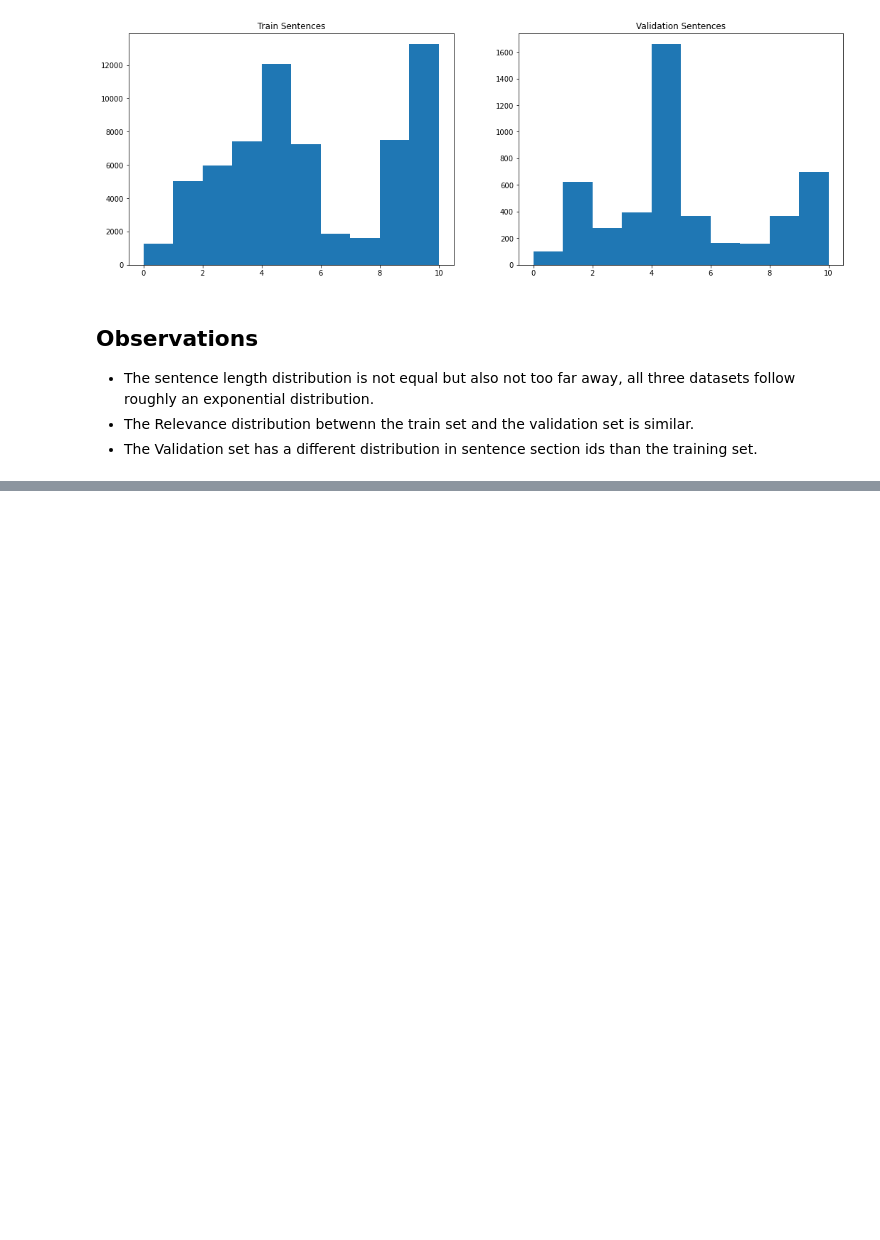
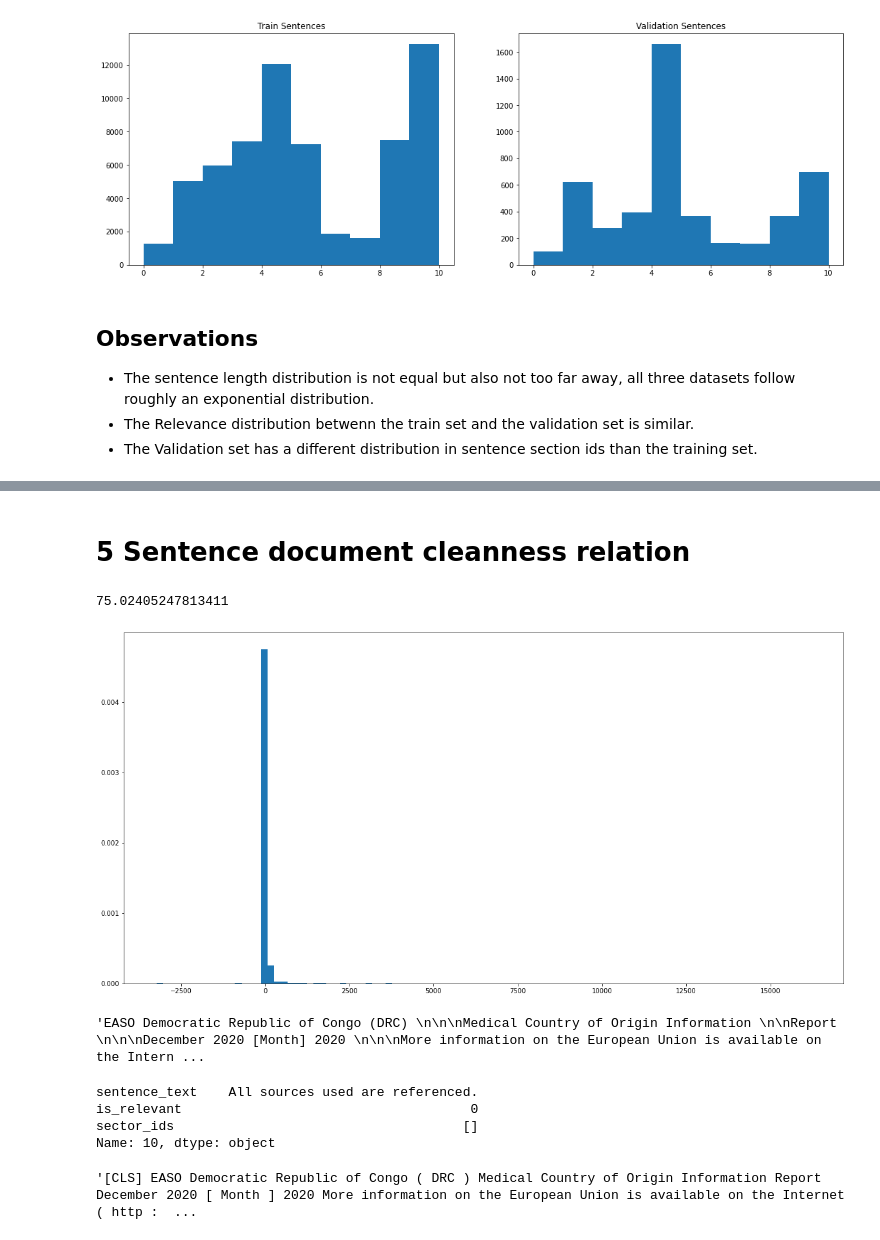
Before and after one commit to alexanderkrauck/CHEERS_Challenge, a Jupyter notebook: CHEERS_challenge_round_1/00_Experimenting.ipynb, the cells around one changed output, grey strips where cells are left out. Cells and saved outputs as stored; diff of their text form; code cells hidden in the pictures; blank space fills up the shorter version.

```diff
--- a/CHEERS_challenge_round_1/00_Experimenting.ipynb
+++ b/CHEERS_challenge_round_1/00_Experimenting.ipynb
@@ -128,0 +163,29 @@ Mean lenght of sector_ids (validation): 0.129375623164192
+# %% [markdown]
+# 5 Sentence document cleanness relation
+# %%
+n_sent_diffs = []
+for doc in train_documents.iterrows():
+    n_sent = len(train_sentences.loc[doc[0], "sentence_text"])
+    n_doc_sent = len(doc[1]["doc_text"].split("."))
+    n_sent_diffs.append(n_doc_sent - n_sent)
+
+n_sent_diffs = np.array(n_sent_diffs)
+print(np.mean(n_sent_diffs))
+plt.subplots(figsize=(20,10))
+plt.hist(n_sent_diffs, density=True, bins=100)
+plt.show()
+# %% [output]
+75.02405247813411
+[figure, added]
+# %%
+max_idx = np.argmax(n_sent_diffs)
+train_documents.iloc[max_idx]["doc_text"][:5000]
+# %% [output]
+'EASO Democratic Republic of Congo (DRC) \n\n\nMedical Country of Origin Information \n\nReport \n\n\nDecember 2020 [Month] 2020 \n\n\nMore information on the European Union is available on the Intern ...
+# %%
+train_sentences.loc[train_documents.iloc[max_idx].name].iloc[10]
+# %% [output]
+sentence_text    All sources used are referenced.
+is_relevant                                     0
+sector_ids                                     []
+Name: 10, dtype: object
@@ -128,0 +195,4 @@ Mean lenght of sector_ids (validation): 0.129375623164192
+# %%
+tokenizer.decode(tokenizer(train_documents.iloc[max_idx]["doc_text"][:499])["input_ids"])
+# %% [output]
+'[CLS] EASO Democratic Republic of Congo ( DRC ) Medical Country of Origin Information Report December 2020 [ Month ] 2020 More information on the European Union is available on the Internet ( http :  ...
```
Also changed, not shown: parts of 12 cells of this notebook.
